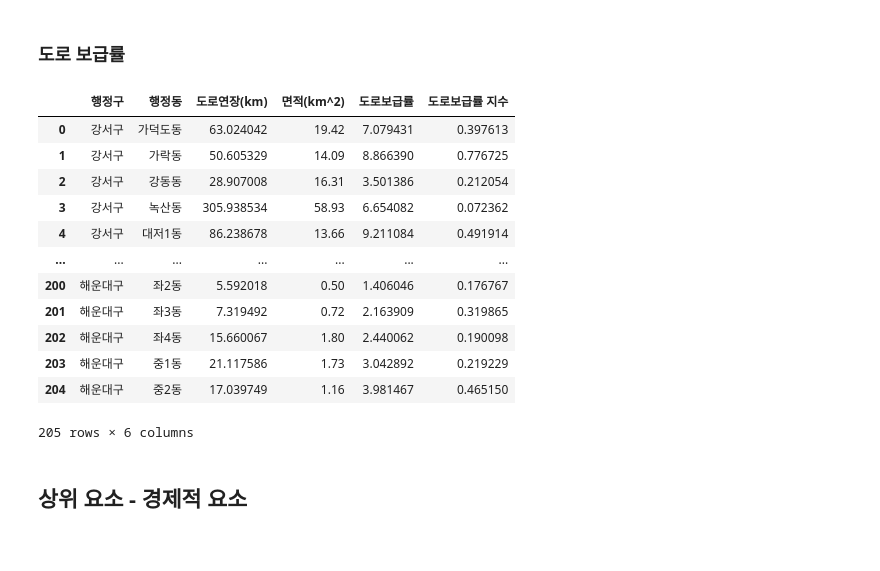
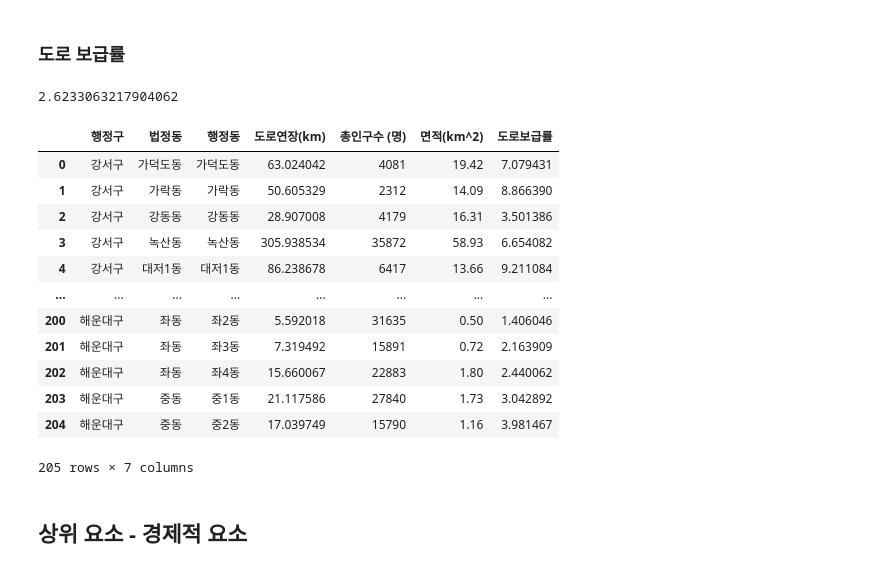
Before and after one commit to jhparkland/Green-Car-Charging-Station-Site-Selection, a Jupyter notebook: Notebook/GVCS/GVCS.ipynb, the cells around one changed output. Saved outputs shown, nothing was run; the diff lists cells and outputs as text; code cells hidden in the pictures.

```diff
--- a/Notebook/GVCS/GVCS.ipynb
+++ b/Notebook/GVCS/GVCS.ipynb
@@ -643,23 +652,30 @@ else:
     HV_per_charger_pro_negative = 1.0
 # %% [markdown]
 ### 도로 보급률
+# %%
+lenth = 12.76598
+area = 0.83
+people = 28532
+street = (lenth / ((area)*(people/1000))**(1/2))
+print(street)
+# %% [output]
+2.6233063217904062
 # %%
-# 주차장 정보
-street_supply_file_path = 'C:\\Users\\SAMSUNG\\Desktop\\Green-Car-Charging-Station-Site-Selection\\Data\\도로보급률.csv'
+street_supply_file_path = 'C:\\Users\\dhfgo\\OneDrive\\바탕 화면\\Green-Car-Charging-Station-Site-Selection\\Data\\도로보급률.csv'
 df_street_supply = pd.read_csv(street_supply_file_path, encoding='cp949')
 df_street_supply
 # %% [output]
-|  | 행정구 | 행정동 | 도로연장(km) | 면적(km^2) | 도로보급률 | 도로보급률 지수 |
-| 0 | 강서구 | 가덕도동 | 63.024042 | 19.42 | 7.079431 | 0.397613 |
-| 1 | 강서구 | 가락동 | 50.605329 | 14.09 | 8.866390 | 0.776725 |
-| 2 | 강서구 | 강동동 | 28.907008 | 16.31 | 3.501386 | 0.212054 |
-| 3 | 강서구 | 녹산동 | 305.938534 | 58.93 | 6.654082 | 0.072362 |
-| 4 | 강서구 | 대저1동 | 86.238678 | 13.66 | 9.211084 | 0.491914 |
-| ... | ... | ... | ... | ... | ... | ... |
-| 200 | 해운대구 | 좌2동 | 5.592018 | 0.50 | 1.406046 | 0.176767 |
-| 201 | 해운대구 | 좌3동 | 7.319492 | 0.72 | 2.163909 | 0.319865 |
-| 202 | 해운대구 | 좌4동 | 15.660067 | 1.80 | 2.440062 | 0.190098 |
-| 203 | 해운대구 | 중1동 | 21.117586 | 1.73 | 3.042892 | 0.219229 |
-| 204 | 해운대구 | 중2동 | 17.039749 | 1.16 | 3.981467 | 0.465150 |
+|  | 행정구 | 법정동 | 행정동 | 도로연장(km) | 총인구수 (명) | 면적(km^2) | 도로보급률 |
+| 0 | 강서구 | 가덕도동 | 가덕도동 | 63.024042 | 4081 | 19.42 | 7.079431 |
+| 1 | 강서구 | 가락동 | 가락동 | 50.605329 | 2312 | 14.09 | 8.866390 |
+| 2 | 강서구 | 강동동 | 강동동 | 28.907008 | 4179 | 16.31 | 3.501386 |
+| 3 | 강서구 | 녹산동 | 녹산동 | 305.938534 | 35872 | 58.93 | 6.654082 |
+| 4 | 강서구 | 대저1동 | 대저1동 | 86.238678 | 6417 | 13.66 | 9.211084 |
+| ... | ... | ... | ... | ... | ... | ... | ... |
+| 200 | 해운대구 | 좌동 | 좌2동 | 5.592018 | 31635 | 0.50 | 1.406046 |
+| 201 | 해운대구 | 좌동 | 좌3동 | 7.319492 | 15891 | 0.72 | 2.163909 |
+| 202 | 해운대구 | 좌동 | 좌4동 | 15.660067 | 22883 | 1.80 | 2.440062 |
+| 203 | 해운대구 | 중동 | 중1동 | 21.117586 | 27840 | 1.73 | 3.042892 |
+| 204 | 해운대구 | 중동 | 중2동 | 17.039749 | 15790 | 1.16 | 3.981467 |
-205 rows × 6 columns
+205 rows × 7 columns
 # %%
```
Also changed, not shown: parts of 40 cells of this notebook, 7 other files.
